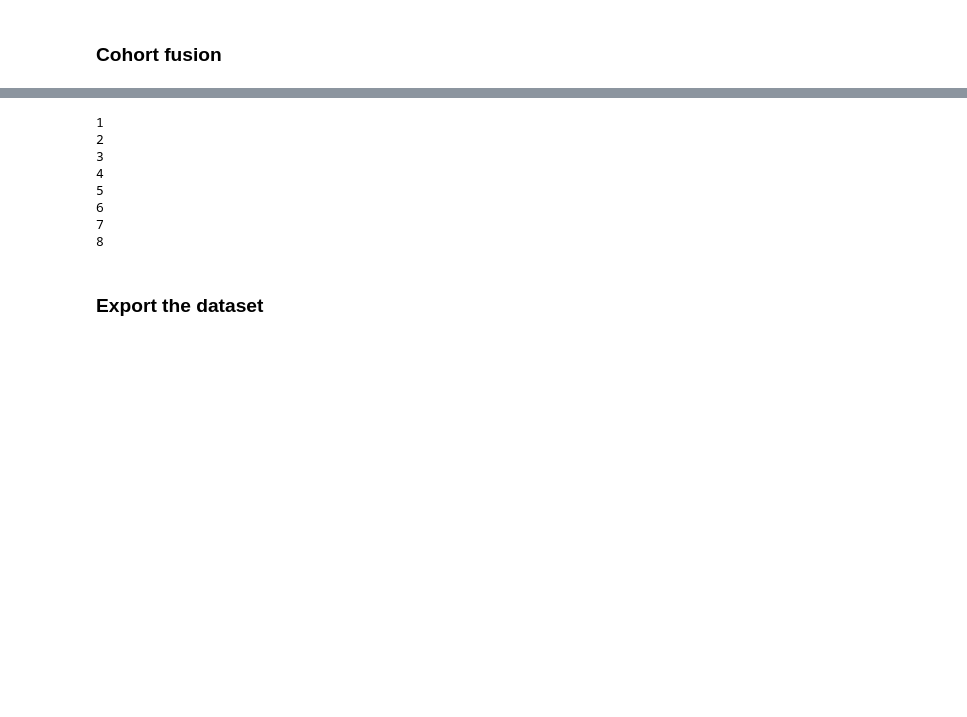
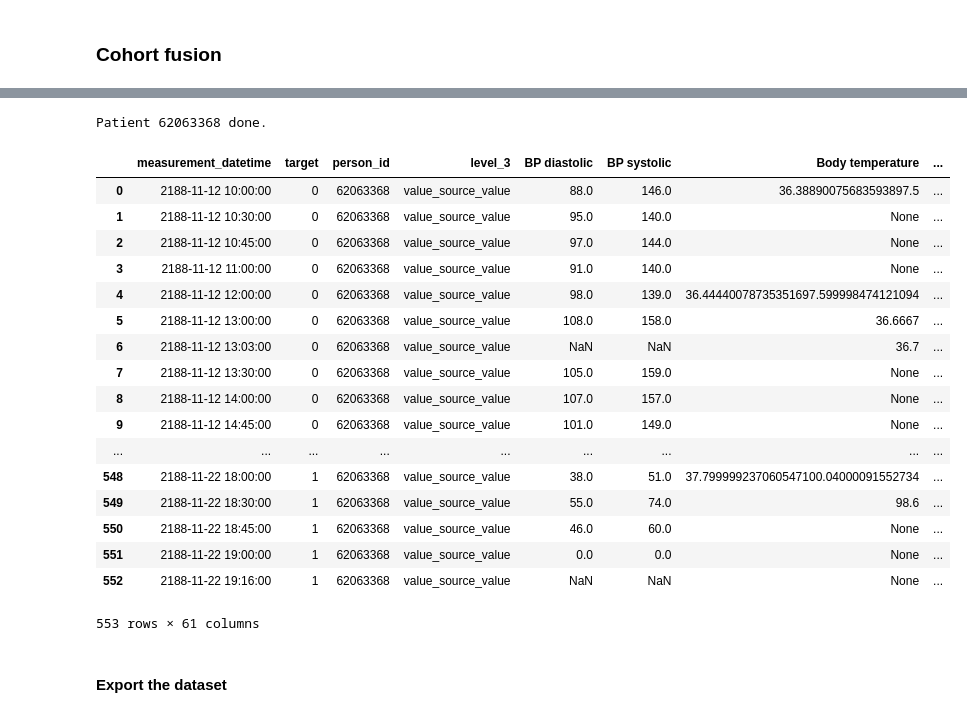
Before and after one commit to dataforgoodfr/batch4_diafoirus_fleming, a Jupyter notebook: omop_create dataset.ipynb, the cells around one changed output, grey strips where cells are left out. Cells and saved outputs as stored; diff of their text form; code cells hidden in the pictures; blank space fills up the shorter version.

```diff
--- a/omop_create dataset.ipynb
+++ b/omop_create dataset.ipynb
@@ -268,2 +466,0 @@ def create_data_set(list_patients):
-# %%
-list_patient_test = list_patient[:8]
@@ -270,14 +616,30 @@ list_patient_test = list_patient[:8]
+# %%
+dataset = create_dataset(62063368, verbose=True)
+# %% [output]
+Patient 62063368 done.
 # %%
-dataset = create_data_set(list_patient_test)
+dataset = create_dataset(list_patient_test, verbose=True)
-# %% [output]
-1
-2
-3
-4
-5
-6
-7
-8
+# %%
+dataset[0]
+# %% [output]
+|  | measurement_datetime | target | person_id | level_3 | BP diastolic | BP systolic | Body temperature | ... |
+| 0 | 2188-11-12 10:00:00 | 0 | 62063368 | value_source_value | 88.0 | 146.0 | 36.38890075683593897.5 | ... |
+| 1 | 2188-11-12 10:30:00 | 0 | 62063368 | value_source_value | 95.0 | 140.0 | None | ... |
+| 2 | 2188-11-12 10:45:00 | 0 | 62063368 | value_source_value | 97.0 | 144.0 | None | ... |
+| 3 | 2188-11-12 11:00:00 | 0 | 62063368 | value_source_value | 91.0 | 140.0 | None | ... |
+| 4 | 2188-11-12 12:00:00 | 0 | 62063368 | value_source_value | 98.0 | 139.0 | 36.44440078735351697.599998474121094 | ... |
+| 5 | 2188-11-12 13:00:00 | 0 | 62063368 | value_source_value | 108.0 | 158.0 | 36.6667 | ... |
+| 6 | 2188-11-12 13:03:00 | 0 | 62063368 | value_source_value | NaN | NaN | 36.7 | ... |
+| 7 | 2188-11-12 13:30:00 | 0 | 62063368 | value_source_value | 105.0 | 159.0 | None | ... |
+| 8 | 2188-11-12 14:00:00 | 0 | 62063368 | value_source_value | 107.0 | 157.0 | None | ... |
+| 9 | 2188-11-12 14:45:00 | 0 | 62063368 | value_source_value | 101.0 | 149.0 | None | ... |
+| ... | ... | ... | ... | ... | ... | ... | ... | ... |
+| 548 | 2188-11-22 18:00:00 | 1 | 62063368 | value_source_value | 38.0 | 51.0 | 37.799999237060547100.04000091552734 | ... |
+| 549 | 2188-11-22 18:30:00 | 1 | 62063368 | value_source_value | 55.0 | 74.0 | 98.6 | ... |
+| 550 | 2188-11-22 18:45:00 | 1 | 62063368 | value_source_value | 46.0 | 60.0 | None | ... |
+| 551 | 2188-11-22 19:00:00 | 1 | 62063368 | value_source_value | 0.0 | 0.0 | None | ... |
+| 552 | 2188-11-22 19:16:00 | 1 | 62063368 | value_source_value | NaN | NaN | None | ... |
+553 rows × 61 columns
 # %% [markdown]
-### Export the dataset
+#### Export the dataset
 # %%
```
Also changed, not shown: parts of 45 cells of this notebook.
